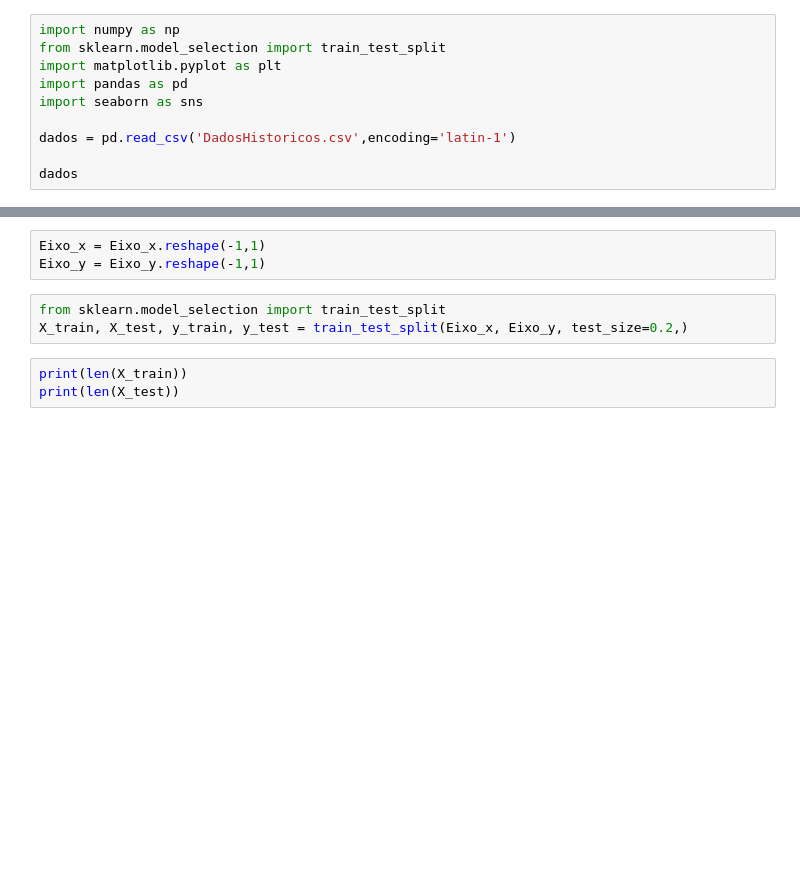
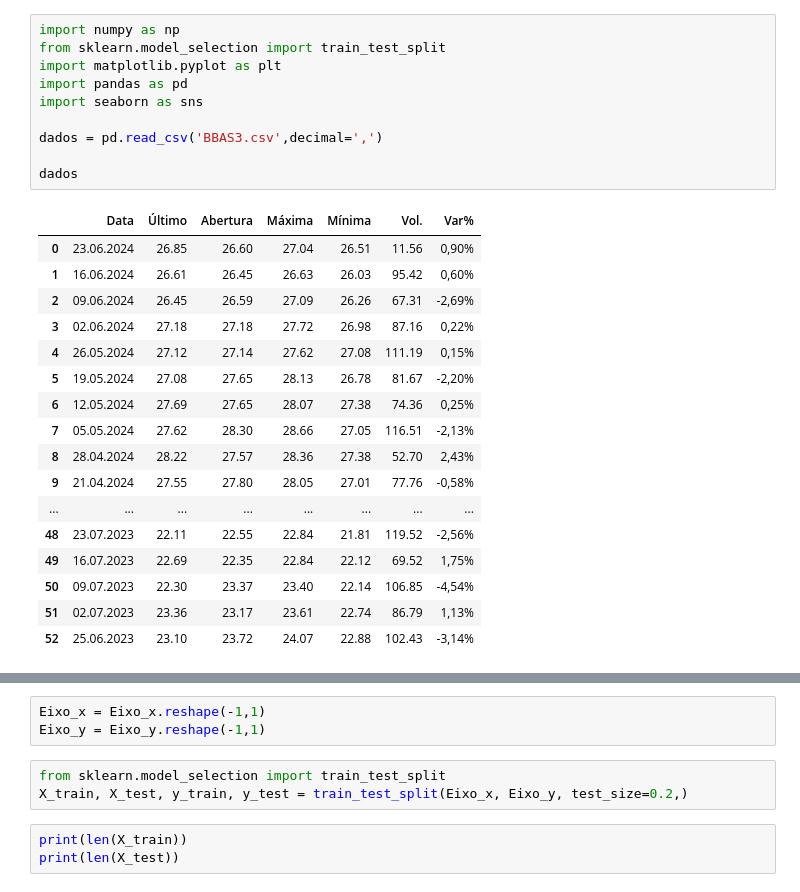
Before and after one commit to gustavoslsj1/trabalho-i.a, a Jupyter notebook: Untitled3.ipynb, the cells around one changed output, grey strips where cells are left out. Saved outputs shown, nothing was run; the diff lists cells and outputs as text; blank space fills up the shorter version.

```diff
--- a/Untitled3.ipynb
+++ b/Untitled3.ipynb
@@ -3,12 +3,30 @@
 # %%
 import numpy as np
 from sklearn.model_selection import train_test_split
 import matplotlib.pyplot as plt
 import pandas as pd
 import seaborn as sns
 
-dados = pd.read_csv('DadosHistoricos.csv',encoding='latin-1')
+dados = pd.read_csv('BBAS3.csv',decimal=',')
 
 dados
+# %% [output]
+|  | Data | Último | Abertura | Máxima | Mínima | Vol. | Var% |
+| 0 | 23.06.2024 | 26.85 | 26.60 | 27.04 | 26.51 | 11.56 | 0,90% |
+| 1 | 16.06.2024 | 26.61 | 26.45 | 26.63 | 26.03 | 95.42 | 0,60% |
+| 2 | 09.06.2024 | 26.45 | 26.59 | 27.09 | 26.26 | 67.31 | -2,69% |
+| 3 | 02.06.2024 | 27.18 | 27.18 | 27.72 | 26.98 | 87.16 | 0,22% |
+| 4 | 26.05.2024 | 27.12 | 27.14 | 27.62 | 27.08 | 111.19 | 0,15% |
+| 5 | 19.05.2024 | 27.08 | 27.65 | 28.13 | 26.78 | 81.67 | -2,20% |
+| 6 | 12.05.2024 | 27.69 | 27.65 | 28.07 | 27.38 | 74.36 | 0,25% |
+| 7 | 05.05.2024 | 27.62 | 28.30 | 28.66 | 27.05 | 116.51 | -2,13% |
+| 8 | 28.04.2024 | 28.22 | 27.57 | 28.36 | 27.38 | 52.70 | 2,43% |
+| 9 | 21.04.2024 | 27.55 | 27.80 | 28.05 | 27.01 | 77.76 | -0,58% |
+| ... | ... | ... | ... | ... | ... | ... | ... |
+| 48 | 23.07.2023 | 22.11 | 22.55 | 22.84 | 21.81 | 119.52 | -2,56% |
+| 49 | 16.07.2023 | 22.69 | 22.35 | 22.84 | 22.12 | 69.52 | 1,75% |
+| 50 | 09.07.2023 | 22.30 | 23.37 | 23.40 | 22.14 | 106.85 | -4,54% |
+| 51 | 02.07.2023 | 23.36 | 23.17 | 23.61 | 22.74 | 86.79 | 1,13% |
+| 52 | 25.06.2023 | 23.10 | 23.72 | 24.07 | 22.88 | 102.43 | -3,14% |
 # %%
 dados.head()
```
Also changed, not shown: parts of 28 cells of this notebook.
